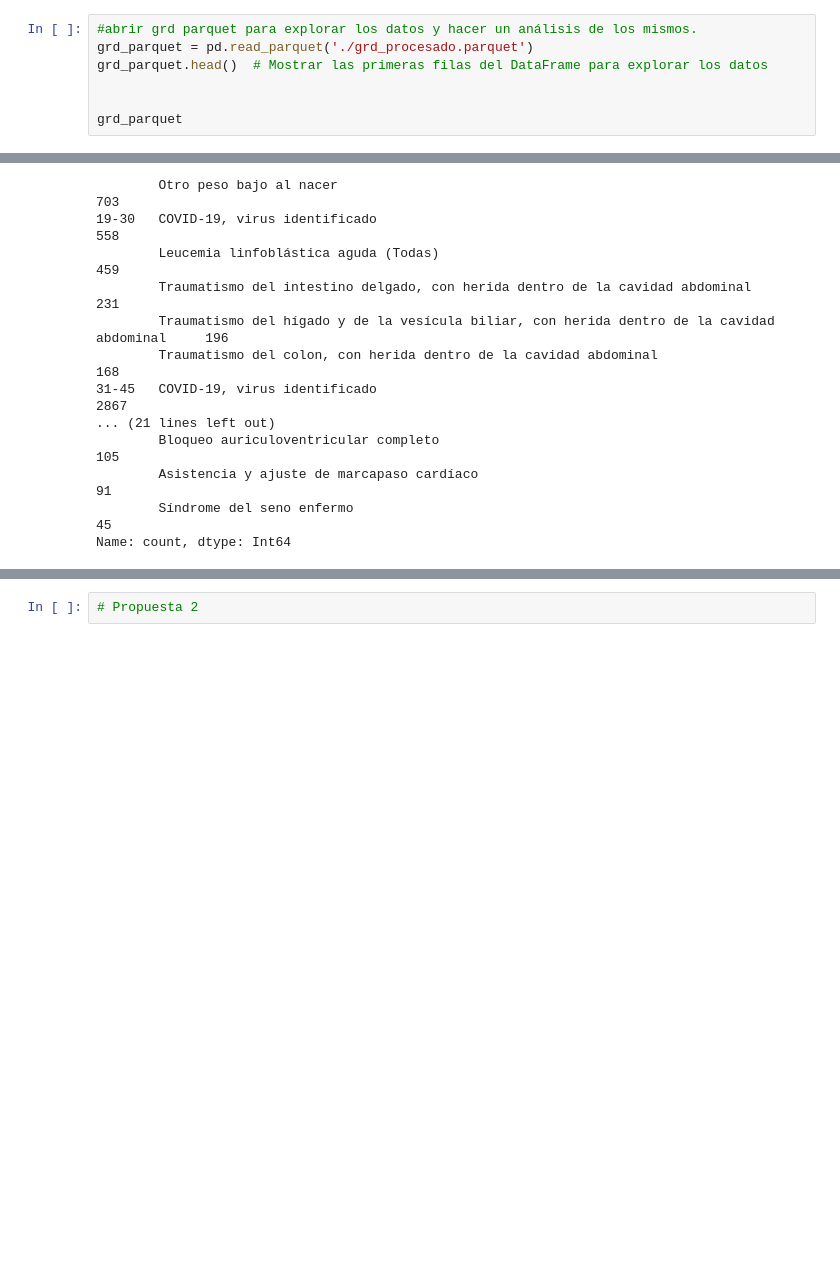
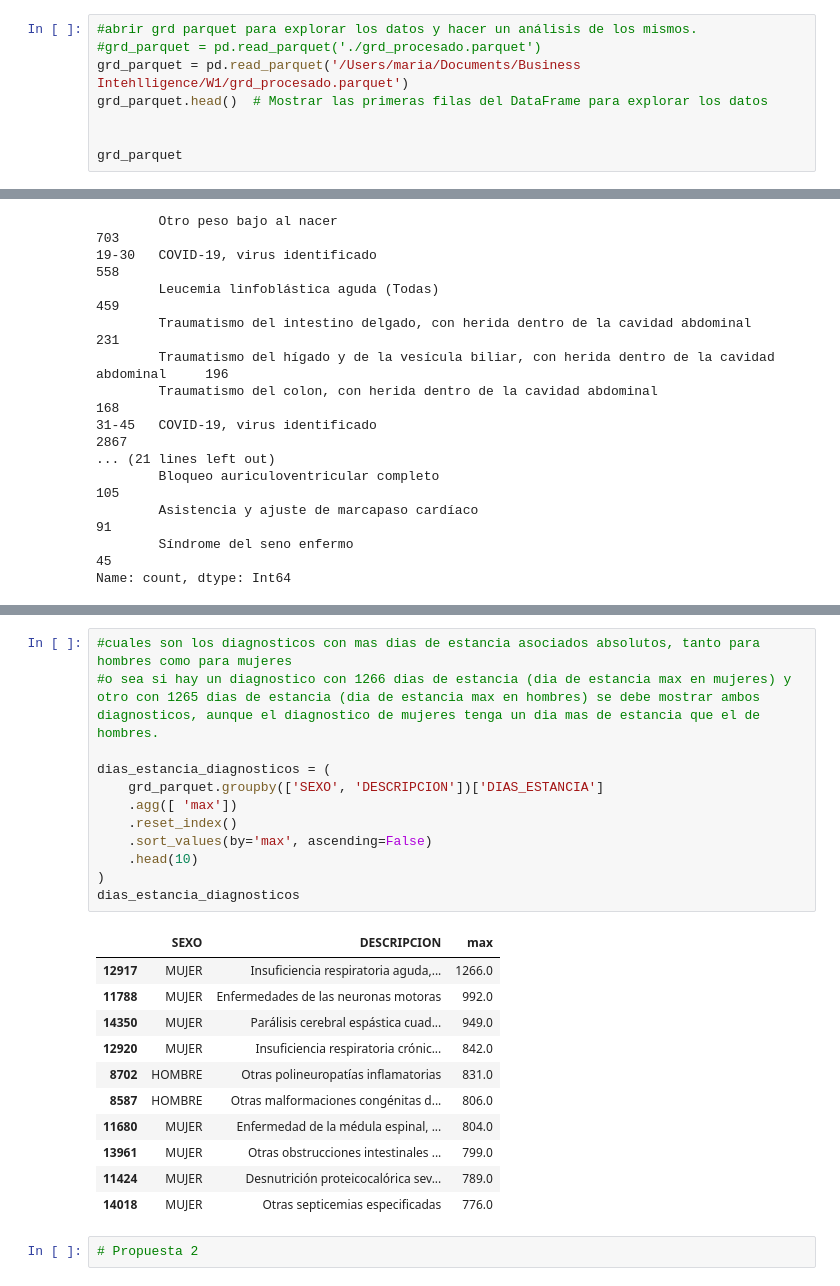
Before and after one commit to pbj-glitch/BusinessIntelligence, a Jupyter notebook: w1MariaLukas_v2.ipynb, the cells around one changed output, grey strips where cells are left out. Drawn from its saved outputs; the diff is of its cells as text; blank space fills up the shorter version.

Commit message:
Agregar tablas analisis estancias [ara generos

```diff
--- a/w1MariaLukas_v2.ipynb
+++ b/w1MariaLukas_v2.ipynb
@@ -6,7 +6,8 @@ import pandas as pd
 import numpy as np
 # %%
 #abrir grd parquet para explorar los datos y hacer un análisis de los mismos.
-grd_parquet = pd.read_parquet('./grd_procesado.parquet')
+#grd_parquet = pd.read_parquet('./grd_procesado.parquet')
+grd_parquet = pd.read_parquet('/Users/maria/Documents/Business Intehlligence/W1/grd_procesado.parquet')
 grd_parquet.head()  # Mostrar las primeras filas del DataFrame para explorar los datos
 
 
@@ -237,3 +248,27 @@ Name: count, dtype: Int64
+# %%
+#cuales son los diagnosticos con mas dias de estancia asociados absolutos, tanto para hombres como para mujeres
+#o sea si hay un diagnostico con 1266 dias de estancia (dia de estancia max en mujeres) y otro con 1265 dias de estancia (dia de estancia max en hombres) se debe mostrar ambos diagnosticos, aunque el diagnostico de mujeres tenga un dia mas de estancia que el de hombres.
+
+dias_estancia_diagnosticos = (
+    grd_parquet.groupby(['SEXO', 'DESCRIPCION'])['DIAS_ESTANCIA']
+    .agg([ 'max'])
+    .reset_index()
+    .sort_values(by='max', ascending=False)
+    .head(10)
+)
+dias_estancia_diagnosticos
+# %% [output]
+|  | SEXO | DESCRIPCION | max |
+| 12917 | MUJER | Insuficiencia respiratoria aguda,... | 1266.0 |
+| 11788 | MUJER | Enfermedades de las neuronas motoras | 992.0 |
+| 14350 | MUJER | Parálisis cerebral espástica cuad... | 949.0 |
+| 12920 | MUJER | Insuficiencia respiratoria crónic... | 842.0 |
+| 8702 | HOMBRE | Otras polineuropatías inflamatorias | 831.0 |
+| 8587 | HOMBRE | Otras malformaciones congénitas d... | 806.0 |
+| 11680 | MUJER | Enfermedad de la médula espinal, ... | 804.0 |
+| 13961 | MUJER | Otras obstrucciones intestinales ... | 799.0 |
+| 11424 | MUJER | Desnutrición proteicocalórica sev... | 789.0 |
+| 14018 | MUJER | Otras septicemias especificadas | 776.0 |
 # %%
 # Propuesta 2
 # %%
```
Also changed, not shown: parts of 1 cell of this notebook.
